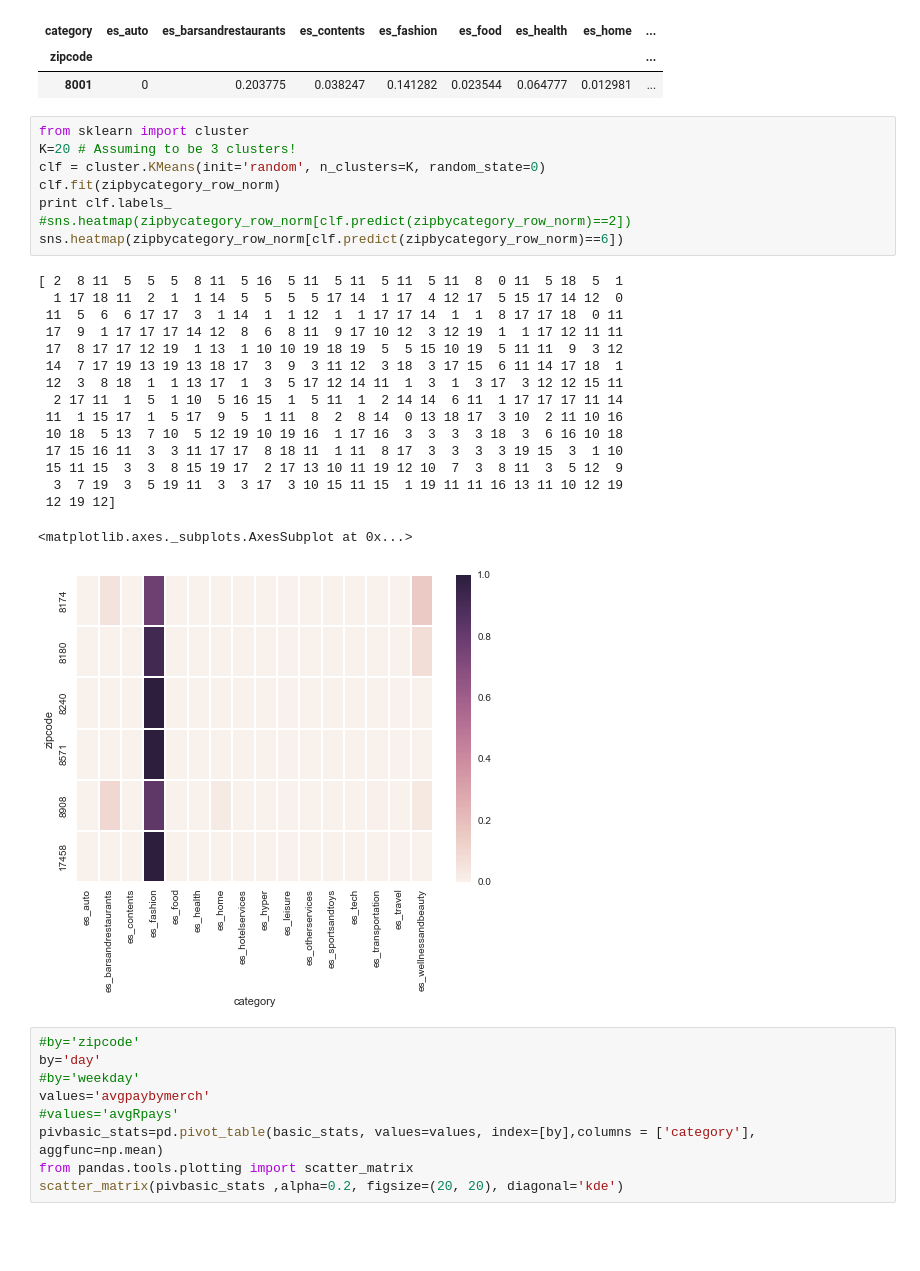
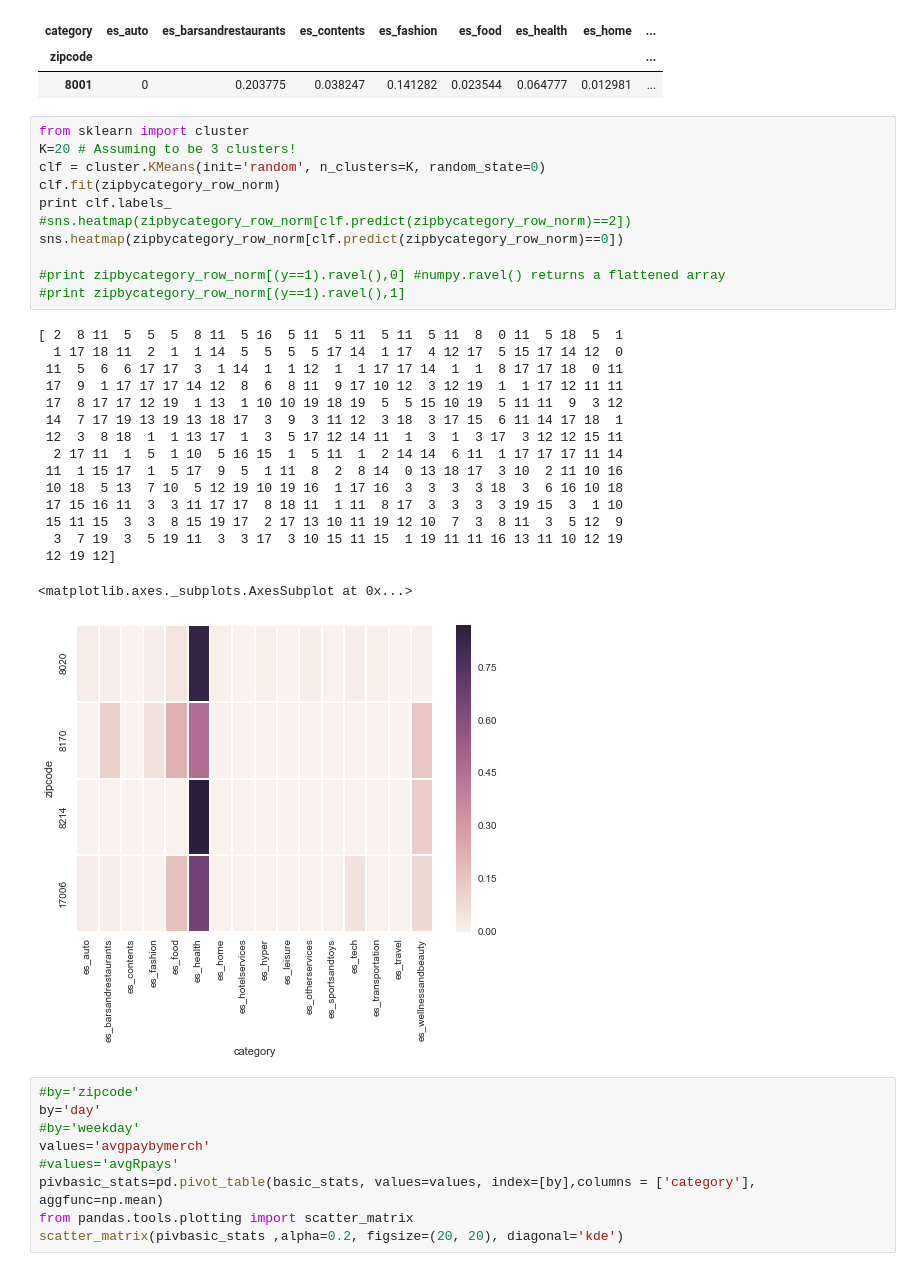
Before and after one commit to TeamUno/project, a Jupyter notebook: initial-exploration/Exploracion.ipynb, the cells around one changed output. Cells and saved outputs as stored; diff of their text form; blank space fills up the shorter version.

```diff
--- a/initial-exploration/Exploracion.ipynb
+++ b/initial-exploration/Exploracion.ipynb
@@ -282,28 +282,31 @@ sns.heatmap(zipbycategory_row_norm.sort(['es_fashion', 'es_food'], ascending=[0,
 # %%
 from sklearn import cluster
 K=20 # Assuming to be 3 clusters!
 clf = cluster.KMeans(init='random', n_clusters=K, random_state=0)
 clf.fit(zipbycategory_row_norm)
 print clf.labels_
 #sns.heatmap(zipbycategory_row_norm[clf.predict(zipbycategory_row_norm)==2])
-sns.heatmap(zipbycategory_row_norm[clf.predict(zipbycategory_row_norm)==6])
+sns.heatmap(zipbycategory_row_norm[clf.predict(zipbycategory_row_norm)==0])
+
+#print zipbycategory_row_norm[(y==1).ravel(),0] #numpy.ravel() returns a flattened array
+#print zipbycategory_row_norm[(y==1).ravel(),1]
 # %% [output]
 [ 2  8 11  5  5  5  8 11  5 16  5 11  5 11  5 11  5 11  8  0 11  5 18  5  1
   1 17 18 11  2  1  1 14  5  5  5  5 17 14  1 17  4 12 17  5 15 17 14 12  0
  11  5  6  6 17 17  3  1 14  1  1 12  1  1 17 17 14  1  1  8 17 17 18  0 11
  17  9  1 17 17 17 14 12  8  6  8 11  9 17 10 12  3 12 19  1  1 17 12 11 11
  17  8 17 17 12 19  1 13  1 10 10 19 18 19  5  5 15 10 19  5 11 11  9  3 12
  14  7 17 19 13 19 13 18 17  3  9  3 11 12  3 18  3 17 15  6 11 14 17 18  1
  12  3  8 18  1  1 13 17  1  3  5 17 12 14 11  1  3  1  3 17  3 12 12 15 11
   2 17 11  1  5  1 10  5 16 15  1  5 11  1  2 14 14  6 11  1 17 17 17 11 14
  11  1 15 17  1  5 17  9  5  1 11  8  2  8 14  0 13 18 17  3 10  2 11 10 16
  10 18  5 13  7 10  5 12 19 10 19 16  1 17 16  3  3  3  3 18  3  6 16 10 18
  17 15 16 11  3  3 11 17 17  8 18 11  1 11  8 17  3  3  3  3 19 15  3  1 10
  15 11 15  3  3  8 15 19 17  2 17 13 10 11 19 12 10  7  3  8 11  3  5 12  9
   3  7 19  3  5 19 11  3  3 17  3 10 15 11 15  1 19 11 11 16 13 11 10 12 19
  12 19 12]
 <matplotlib.axes._subplots.AxesSubplot at 0x...>
-[figure, old version]
+[figure, new version]
 # %%
 #by='zipcode'
 by='day'
```
Also changed, not shown: parts of 1 cell of this notebook, 3 other files.
